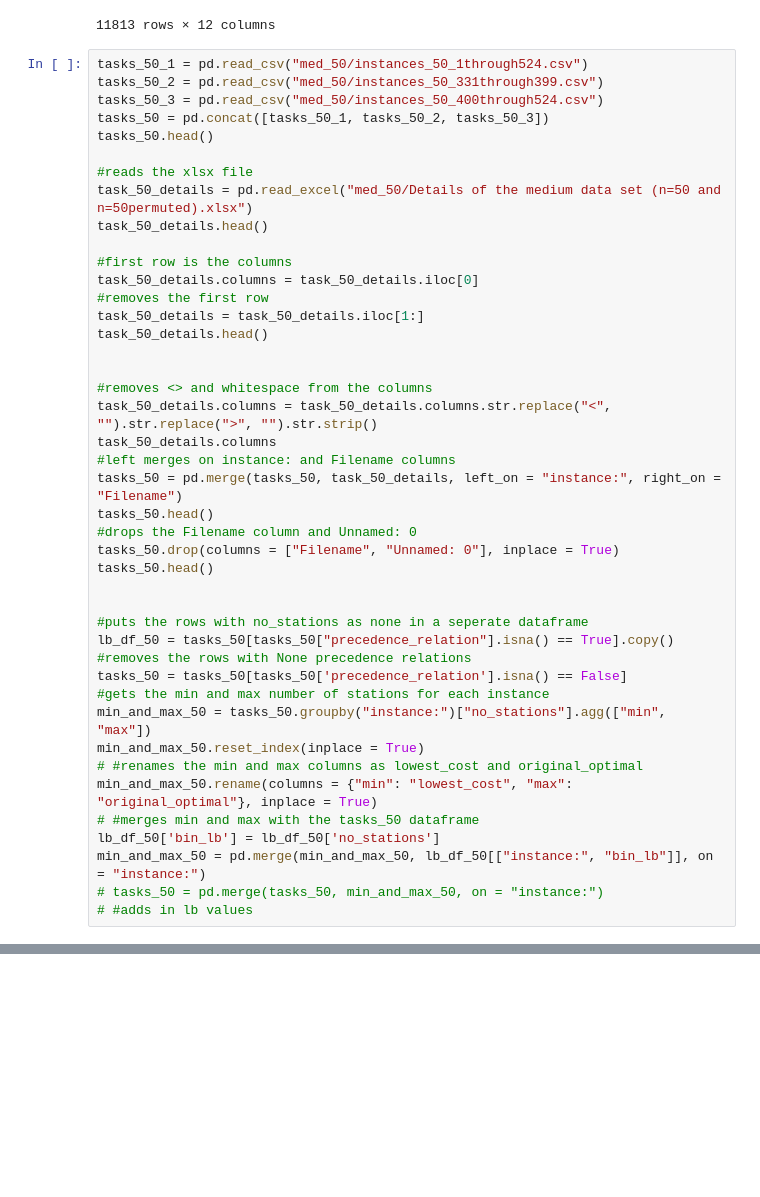
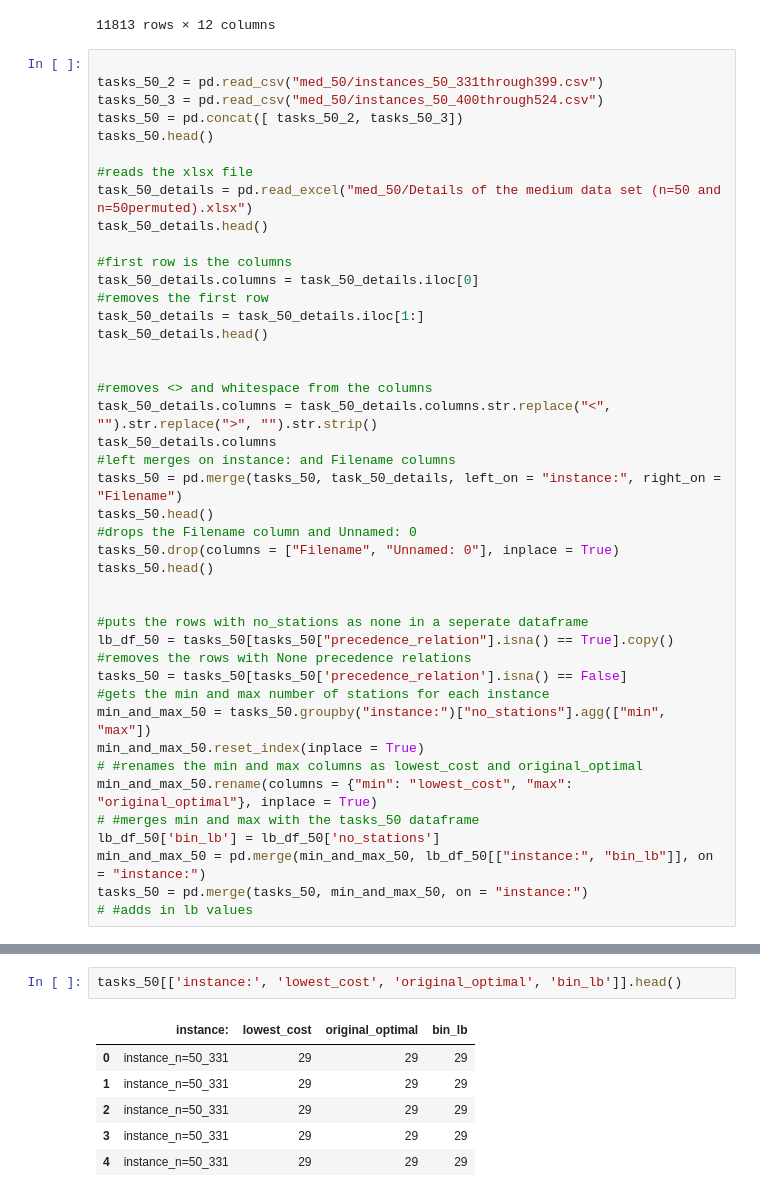
Before and after one commit to JosephThompson607/DADA, a Jupyter notebook: SALBP_solve.ipynb, the cells around one changed output, grey strips where cells are left out. Cells and saved outputs as stored; diff of their text form; blank space fills up the shorter version.

```diff
--- a/SALBP_solve.ipynb
+++ b/SALBP_solve.ipynb
@@ -582,10 +582,10 @@ results_df
 | 11812 | 3701 | instance_n=20_524 | 16.0 | 3 | 1 | 0.0 | 3 | 3 | 3 | ... |
 11813 rows × 12 columns
 # %%
-tasks_50_1 = pd.read_csv("med_50/instances_50_1through524.csv")
+
 tasks_50_2 = pd.read_csv("med_50/instances_50_331through399.csv")
 tasks_50_3 = pd.read_csv("med_50/instances_50_400through524.csv")
-tasks_50 = pd.concat([tasks_50_1, tasks_50_2, tasks_50_3])
+tasks_50 = pd.concat([ tasks_50_2, tasks_50_3])
 tasks_50.head()
 
 #reads the xlsx file
@@ -622,5 +622,5 @@ min_and_max_50.rename(columns = {"min": "lowest_cost", "max": "original_optimal"
 # #merges min and max with the tasks_50 dataframe
 lb_df_50['bin_lb'] = lb_df_50['no_stations']
 min_and_max_50 = pd.merge(min_and_max_50, lb_df_50[["instance:", "bin_lb"]], on = "instance:")
-# tasks_50 = pd.merge(tasks_50, min_and_max_50, on = "instance:")
+tasks_50 = pd.merge(tasks_50, min_and_max_50, on = "instance:")
 # #adds in lb values
@@ -642,0 +627,9 @@ min_and_max_50
+# %%
+tasks_50[['instance:', 'lowest_cost', 'original_optimal', 'bin_lb']].head()
+# %% [output]
+|  | instance: | lowest_cost | original_optimal | bin_lb |
+| 0 | instance_n=50_331 | 29 | 29 | 29 |
+| 1 | instance_n=50_331 | 29 | 29 | 29 |
+| 2 | instance_n=50_331 | 29 | 29 | 29 |
+| 3 | instance_n=50_331 | 29 | 29 | 29 |
+| 4 | instance_n=50_331 | 29 | 29 | 29 |
```
Also changed, not shown: parts of 10 cells of this notebook.
